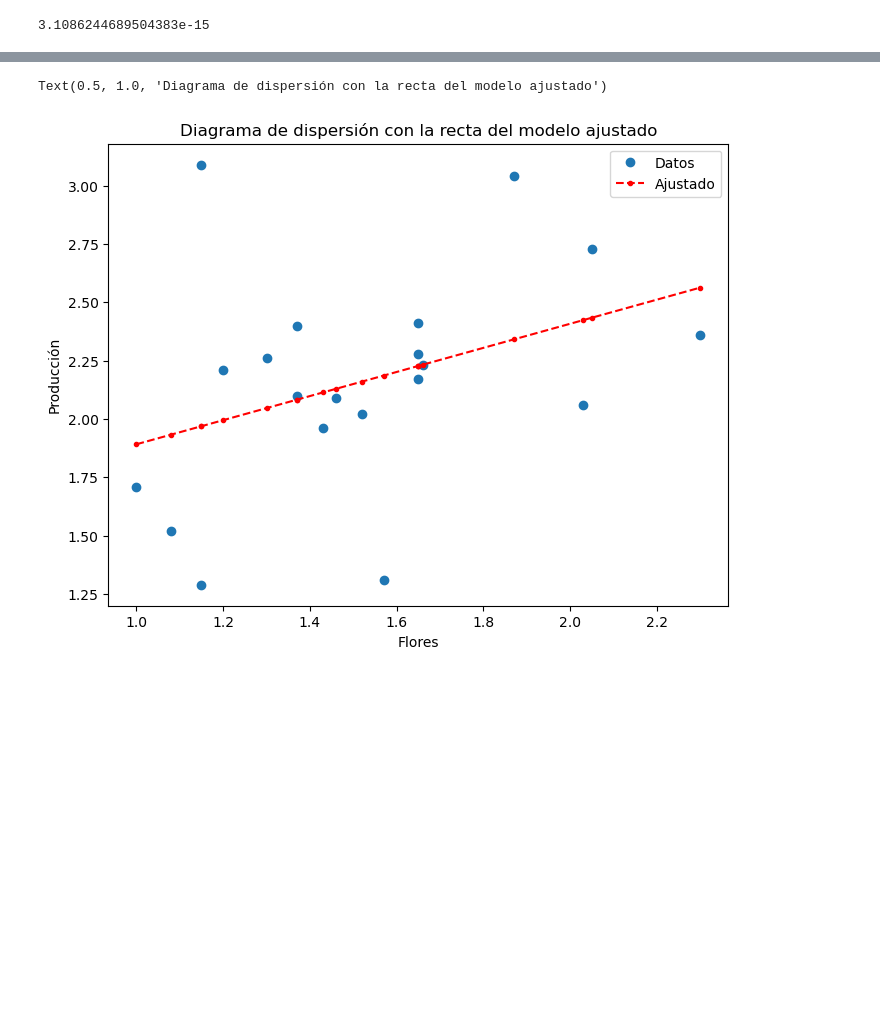
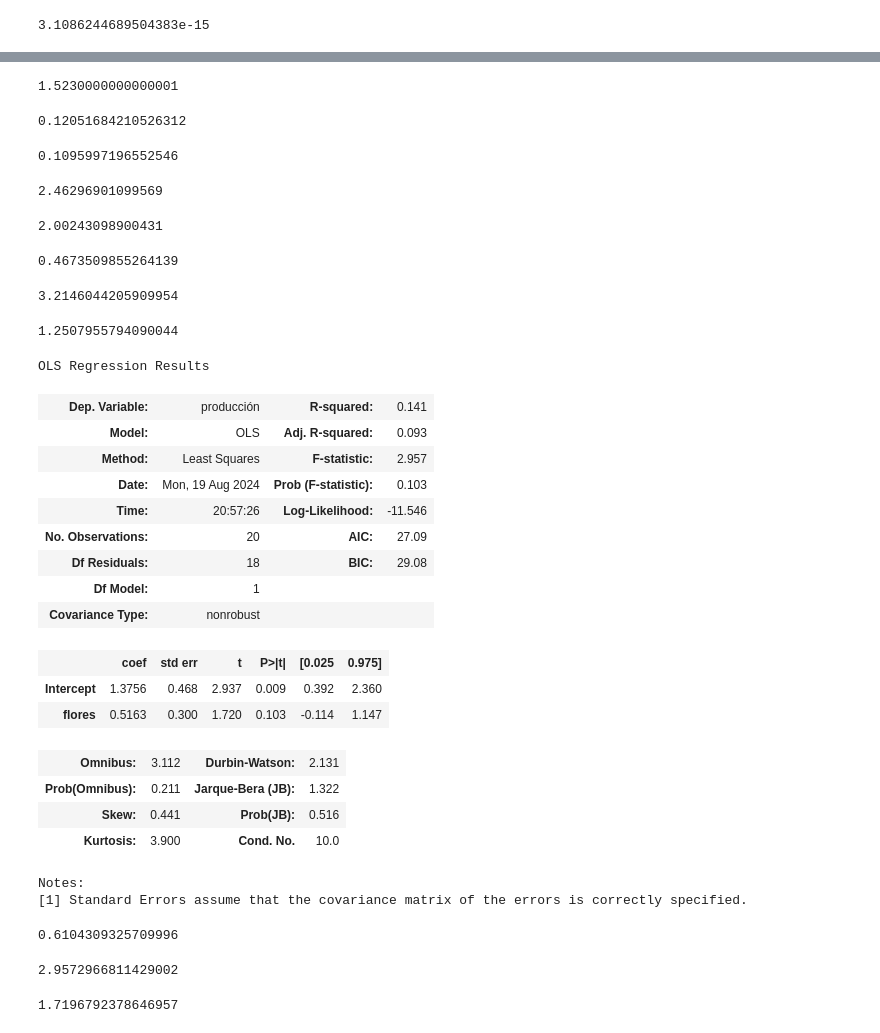
Before and after one commit to Anonymate054/MCD-Econometrics, a Jupyter notebook: notebooks/Class/C01.ipynb, the cells around one changed output, grey strips where cells are left out. Drawn from its saved outputs; the diff is of its cells as text; code cells hidden in the pictures; blank space fills up the shorter version.

Commit message:
New notes

```diff
--- a/notebooks/Class/C01.ipynb
+++ b/notebooks/Class/C01.ipynb
@@ -97,14 +140,71 @@ model_1.summary2()
 | Kurtosis: | 3.900 | Condition No.: | 10 |
 Notes:
 [1] Standard Errors assume that the covariance matrix of the errors is correctly specified.
-# %%
-fig, ax = plt.subplots(figsize=(8,6))
-ax.plot(df["flores"] , df["producción"] , 'o', label="Datos")
-ax.plot(df["flores"], model_1.fittedvalues, 'r--.', label="Ajustado")
-legend = ax.legend(loc="best")
-plt.xlabel('Flores')
-plt.ylabel('Producción')
-plt.title('Diagrama de dispersión con la recta del modelo ajustado')
-# %% [output]
-Text(0.5, 1.0, 'Diagrama de dispersión con la recta del modelo ajustado')
-[figure, removed]
+# %%
+df['flores'].mean()
+# %% [output]
+1.5230000000000001
+# %%
+df['flores'].var()
+# %% [output]
+0.12051684210526312
+# %%
+a = 0.454318 * np.sqrt((1/20) + (1.66-1.523)**2 /(2.2898))
+a
+# %% [output]
+0.1095997196552546
+# %%
+2.2327 + 2.101 * a
+# %% [output]
+2.46296901099569
+# %%
+2.2327 - 2.101 * a
+# %% [output]
+2.00243098900431
+# %%
+a = 0.454318 * np.sqrt((1 + 1/20) + (1.66-1.523)**2 /(2.2898))
+a
+# %% [output]
+0.4673509855264139
+# %%
+2.2327 + 2.101 * a
+# %% [output]
+3.2146044205909954
+# %%
+2.2327 - 2.101 * a
+# %% [output]
+1.2507955794090044
+# %%
+model_1.summary()
+# %% [output]
+OLS Regression Results
+| Dep. Variable: | producción | R-squared: | 0.141 |
+| Model: | OLS | Adj. R-squared: | 0.093 |
+| Method: | Least Squares | F-statistic: | 2.957 |
+| Date: | Mon, 19 Aug 2024 | Prob (F-statistic): | 0.103 |
+| Time: | 20:57:26 | Log-Likelihood: | -11.546 |
+| No. Observations: | 20 | AIC: | 27.09 |
+| Df Residuals: | 18 | BIC: | 29.08 |
+| Df Model: | 1 |  |  |
+| Covariance Type: | nonrobust |  |  |
+|  | coef | std err | t | P>|t| | [0.025 | 0.975] |
+| Intercept | 1.3756 | 0.468 | 2.937 | 0.009 | 0.392 | 2.360 |
+| flores | 0.5163 | 0.300 | 1.720 | 0.103 | -0.114 | 1.147 |
+| Omnibus: | 3.112 | Durbin-Watson: | 2.131 |
+| Prob(Omnibus): | 0.211 | Jarque-Bera (JB): | 1.322 |
+| Skew: | 0.441 | Prob(JB): | 0.516 |
+| Kurtosis: | 3.900 | Cond. No. | 10.0 |
+Notes:
+[1] Standard Errors assume that the covariance matrix of the errors is correctly specified.
+# %%
+(0.477147)**2*19 - 3.715285
+# %% [output]
+0.6104309325709996
+# %%
+(0.6104)/(3.715285/18)
+# %% [output]
+2.9572966811429002
+# %%
+np.sqrt((0.6104)/(3.715285/18))
+# %% [output]
+1.7196792378646957
```
Also changed, not shown: parts of 15 cells of this notebook, 2 other files.
